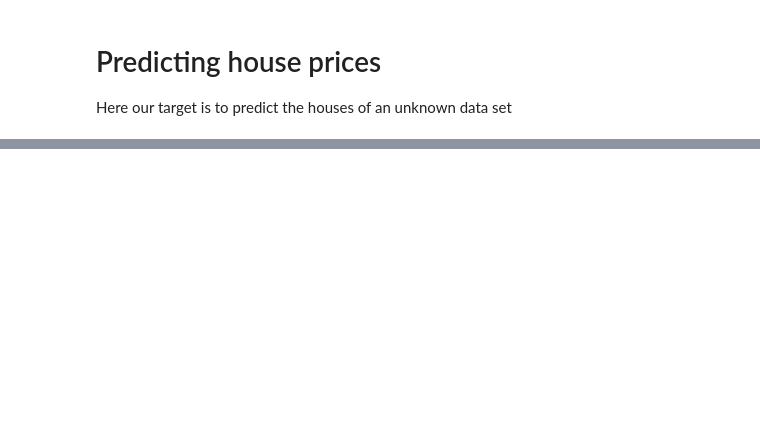
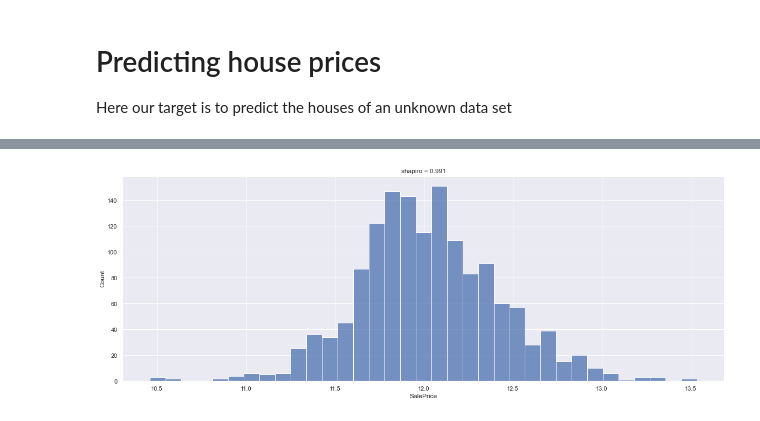
Before and after one commit to mikeal888/kaggle, a Jupyter notebook: House prices/Linear_regression.ipynb, the cells around one changed output, grey strips where cells are left out. Saved outputs shown, nothing was run; the diff lists cells and outputs as text; code cells hidden in the pictures; blank space fills up the shorter version.

```diff
--- a/House prices/Linear_regression.ipynb
+++ b/House prices/Linear_regression.ipynb
@@ -45,3 +41,12 @@ plt.show()
+# %%
+shap2 = np.round(stats.shapiro(np.log(train['SalePrice']))[0],3)
+
+sns.histplot(np.log(train['SalePrice']), color='b')
+plt.title('shapiro = {}'.format(shap2))
+
+plt.show()
+# %% [output]
+[figure, added]
 # %%
 # lets look at all missing data as a percentage
 missing = train.isnull().sum()
```
Also changed, not shown: parts of 22 cells of this notebook, 1 other file.
